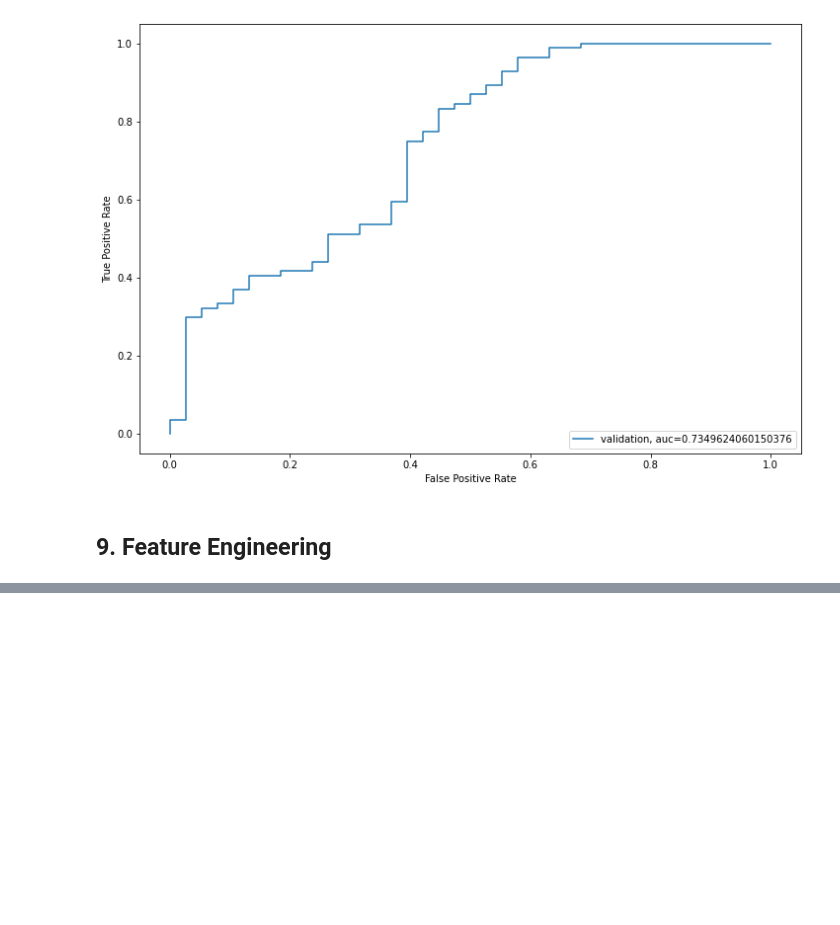
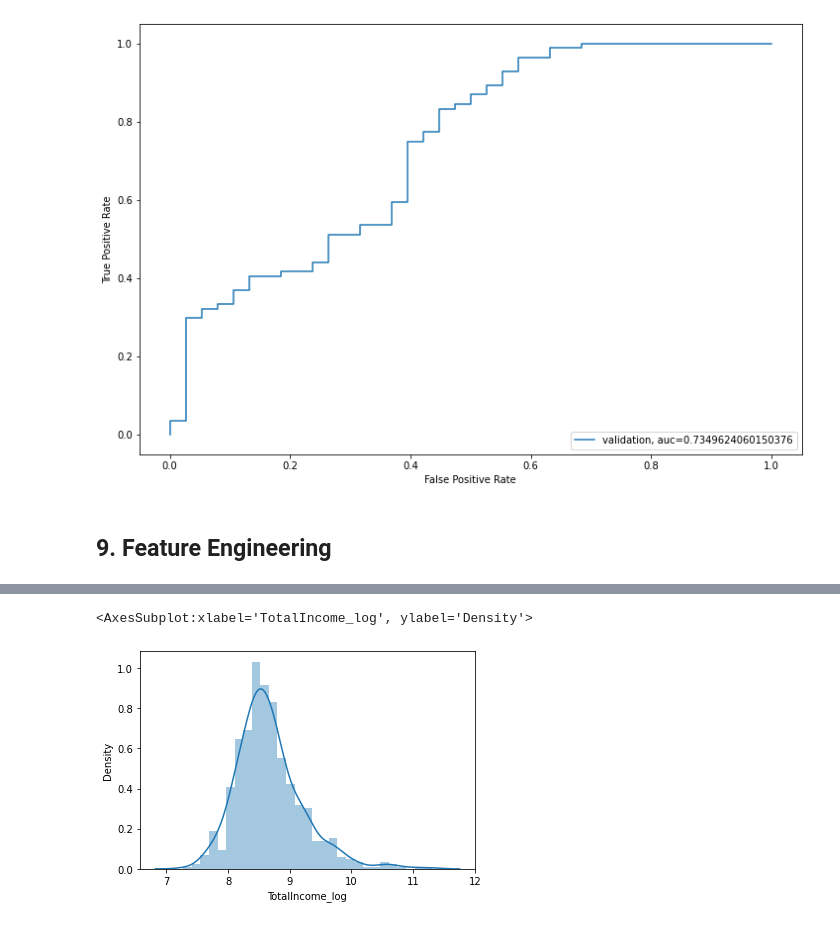
Before and after one commit to m0100434/LoanPrediction, a Jupyter notebook: LoanPrediction.ipynb, the cells around one changed output, grey strips where cells are left out. Saved outputs shown, nothing was run; the diff lists cells and outputs as text; code cells hidden in the pictures; blank space fills up the shorter version.

```diff
--- a/LoanPrediction.ipynb
+++ b/LoanPrediction.ipynb
@@ -565,0 +577,8 @@ plt.show()
+# %%
+train['TotalIncome_log']=np.log(train['TotalIncome'])
+test['TotalIncome_log']=np.log(test['TotalIncome'])
+# %%
+sns.distplot(train['TotalIncome_log'])
+# %% [output]
+<AxesSubplot:xlabel='TotalIncome_log', ylabel='Density'>
+[figure, added]
```
Also changed, not shown: parts of 36 cells of this notebook.
